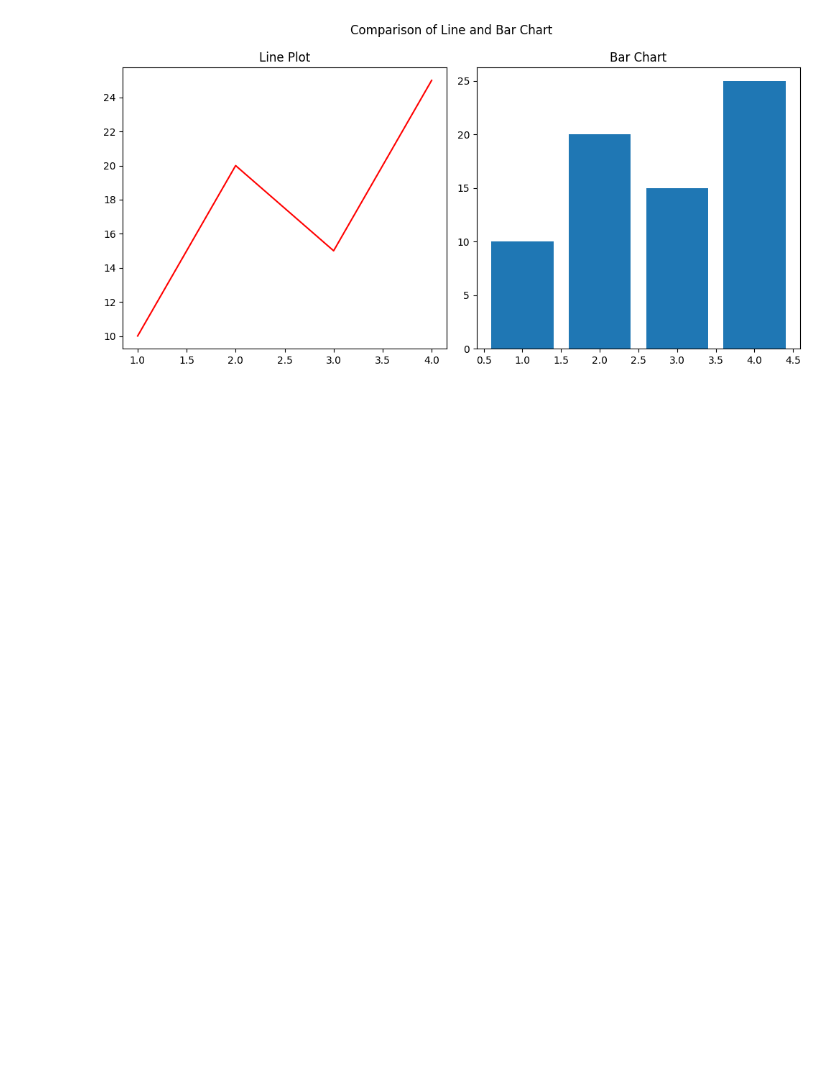
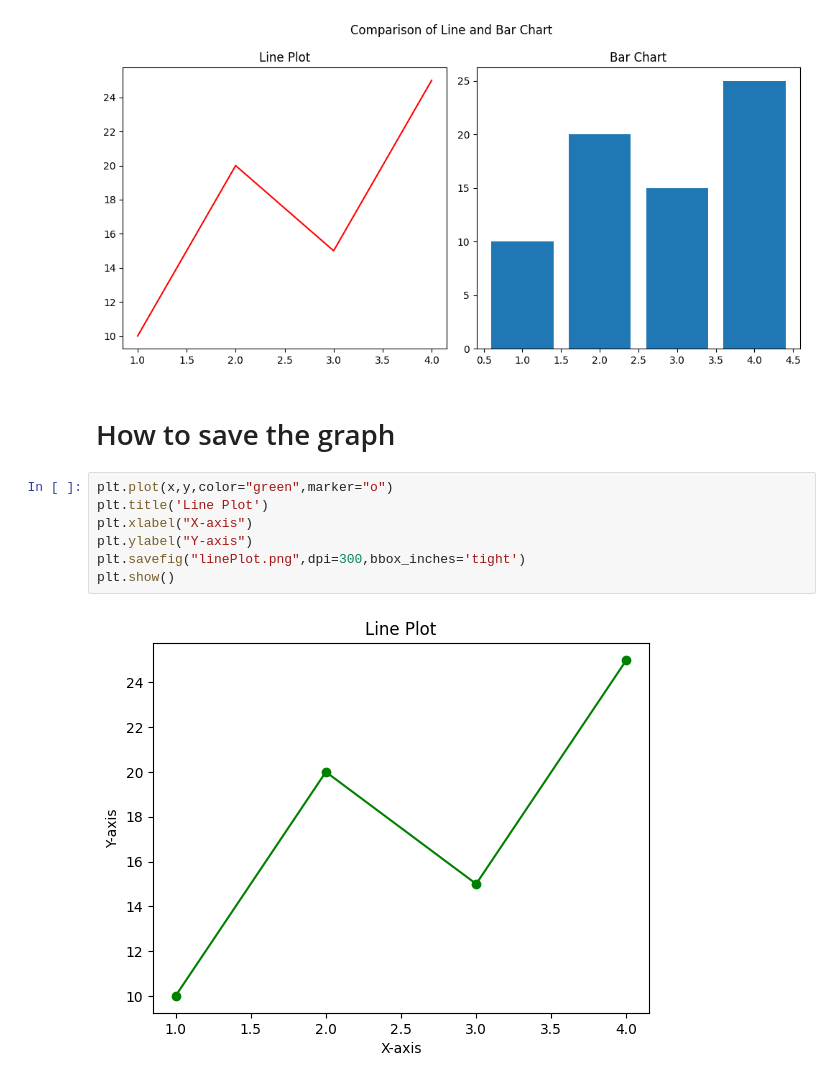
Before and after one commit to BasitAli164/Coding-practice, a Jupyter notebook: pylib/libenv/pylibraries/matplotlib/phase2.ipynb, the cells around one changed output. Cells and saved outputs as stored; diff of their text form; blank space fills up the shorter version.

Commit message:
explore how to save grahp as an image

```diff
--- a/pylib/libenv/pylibraries/matplotlib/phase2.ipynb
+++ b/pylib/libenv/pylibraries/matplotlib/phase2.ipynb
@@ -56,3 +56,14 @@ plt.tight_layout() # use for adjustment
 plt.show()
 # %% [output]
 [figure]
+# %% [markdown]
+# How to save the graph
+# %%
+plt.plot(x,y,color="green",marker="o")
+plt.title('Line Plot')
+plt.xlabel("X-axis")
+plt.ylabel("Y-axis")
+plt.savefig("linePlot.png",dpi=300,bbox_inches='tight')
+plt.show()
+# %% [output]
+[figure, added]
```
Also changed, not shown: 1 other file.
